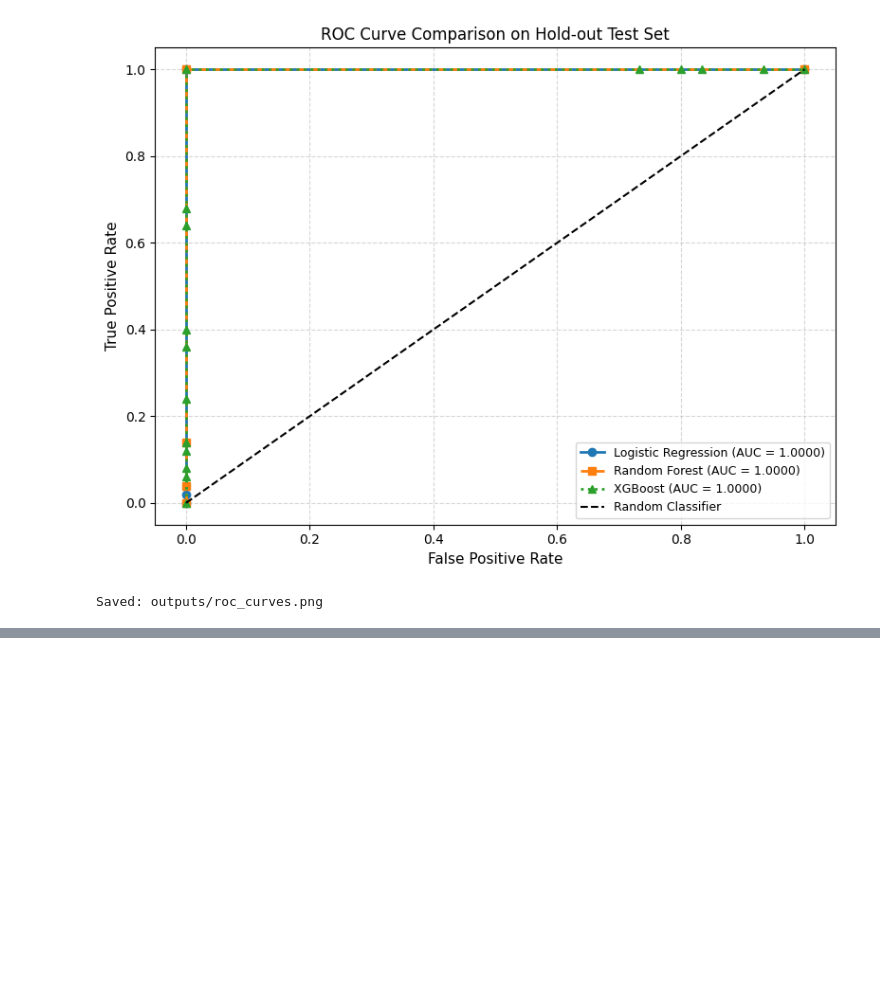
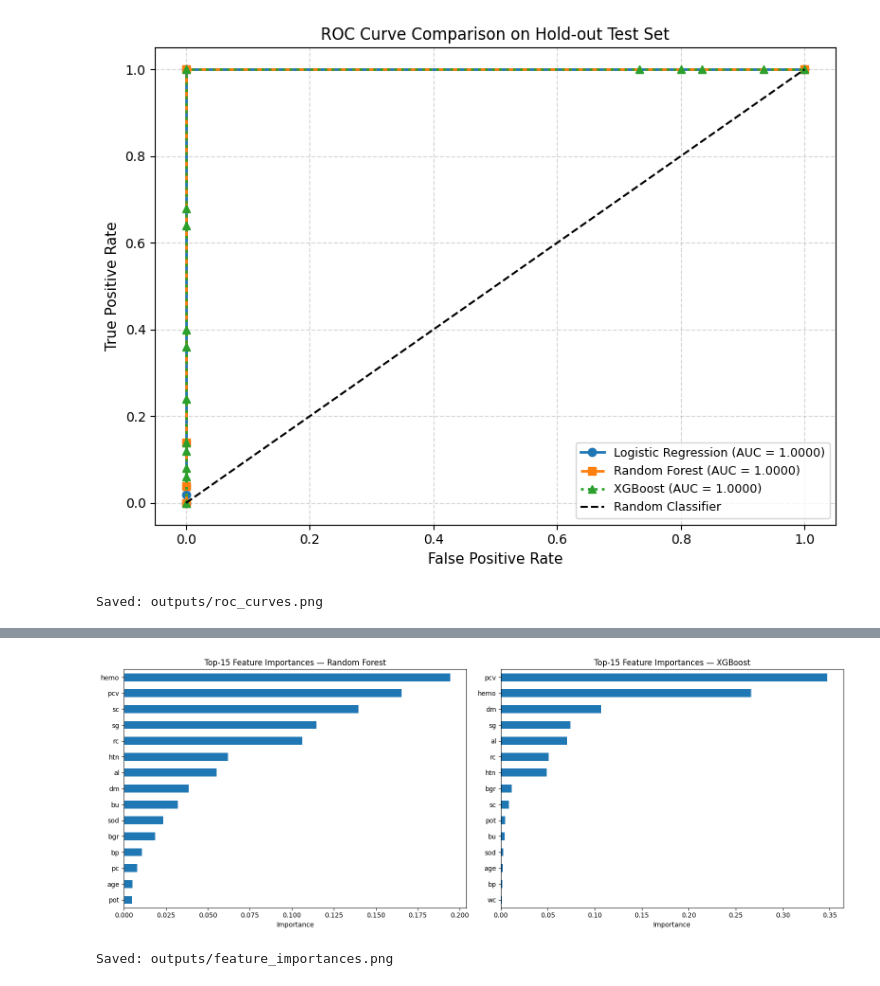
Before and after one commit to Adweta4810/explainable-disease-risk-prediction, a Jupyter notebook: notebooks/ckd_model_training.ipynb, the cells around one changed output, grey strips where cells are left out. Saved outputs shown, nothing was run; the diff lists cells and outputs as text; code cells hidden in the pictures; blank space fills up the shorter version.

```diff
--- a/notebooks/ckd_model_training.ipynb
+++ b/notebooks/ckd_model_training.ipynb
@@ -644,0 +667,22 @@ Saved: outputs/roc_curves.png
+# %%
+# FEATURE IMPORTANCE (RF & XGB)
+
+fig, axes = plt.subplots(1, 2, figsize=(16, 6))
+
+for ax, (name, model) in zip(axes, [
+    ('Random Forest', rf_best),
+    ('XGBoost', xgb_best),
+]):
+    clf = model.named_steps['classifier']
+    importances = pd.Series(clf.feature_importances_, index=X.columns)
+    importances.nlargest(15).sort_values().plot(kind='barh', ax=ax)
+    ax.set_title(f'Top-15 Feature Importances — {name}')
+    ax.set_xlabel('Importance')
+
+plt.tight_layout()
+plt.savefig('outputs/feature_importances.png', dpi=150)
+plt.show()
+print('Saved: outputs/feature_importances.png')
+# %% [output]
+[figure, added]
+Saved: outputs/feature_importances.png
```
Also changed, not shown: parts of 1 cell of this notebook, 1 other file.
